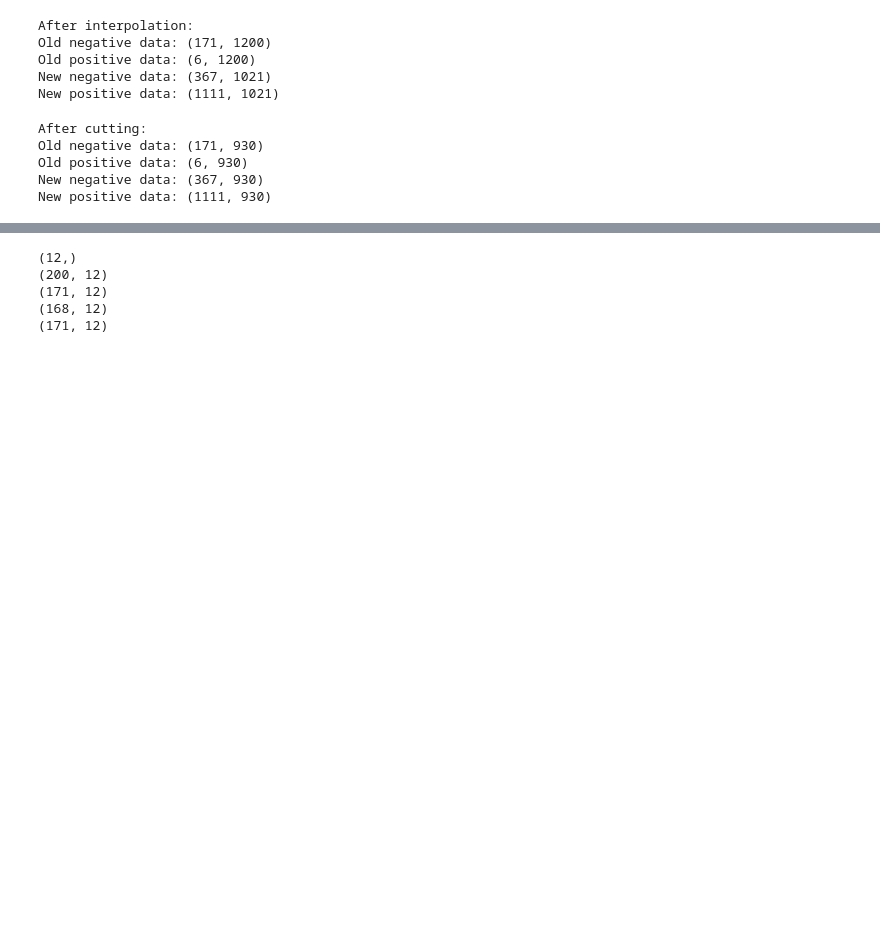
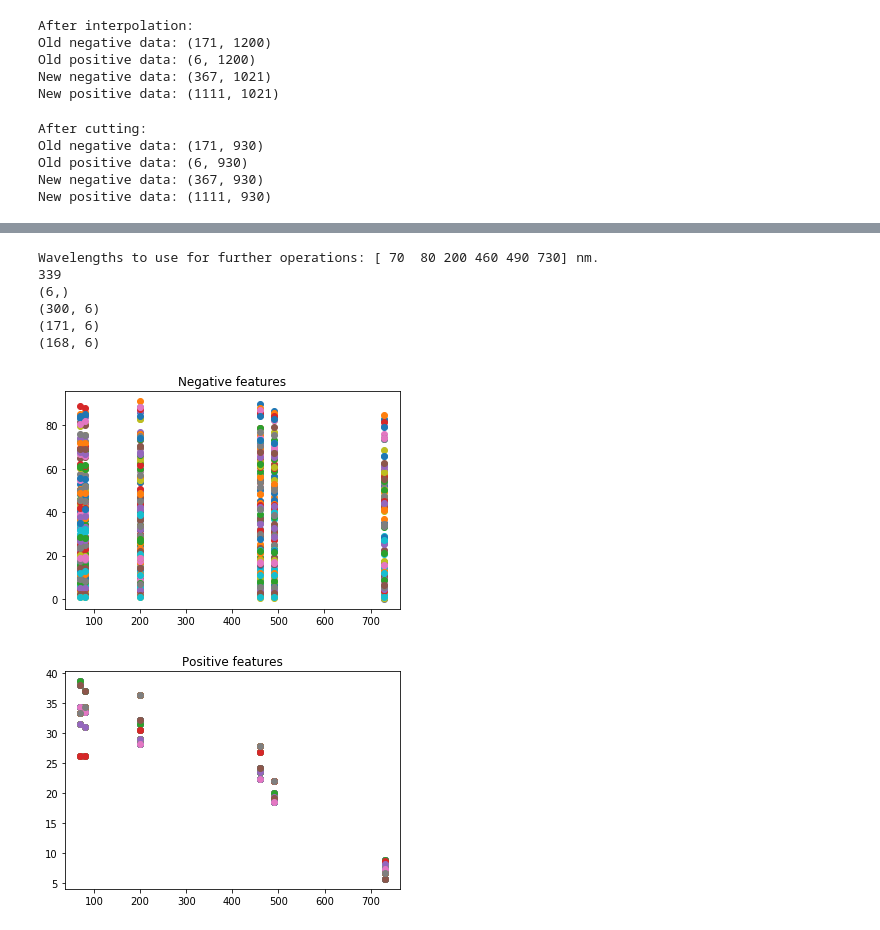
Before and after one commit to Genises/H-BRS_NeuralNetworks, a Jupyter notebook: NN_Project_29.10.2018.ipynb, the cells around one changed output, grey strips where cells are left out. Saved outputs shown, nothing was run; the diff lists cells and outputs as text; code cells hidden in the pictures; blank space fills up the shorter version.

```diff
--- a/NN_Project_29.10.2018.ipynb
+++ b/NN_Project_29.10.2018.ipynb
@@ -224,46 +256,59 @@ plt.show()
 # %%
 #--------------------------------------------------------------------------------Split Up Data
 #hardcoded
+# Get gradients
 maxGradients = gradientData.argmax(axis=1)
 minGradients = gradientData.argmin(axis=1)
 smallXValues = np.append(maxGradients,minGradients,axis=0)
 
+# Remove duplicate wavelenghts
+smallXValues = np.unique(smallXValues)
+print("Wavelengths to use for further operations:", smallXValues, "nm.")
+
+# Small features = only wavelengths where gradient is max or min
 smallFeaturesPositiveReal = dataPositivesOld[:,smallXValues]
 smallFeaturesPositive = np.tile(smallFeaturesPositiveReal,(28,1)) #Increase positives to deal with unbalance class
 smallFeature = dataNegativesOld[:,smallXValues]
 
 #[1,0] is dead, [0.1] alive
 #CompleteSet Small Version
 compSet = np.append(smallFeature, smallFeaturesPositive ,axis=0)
 classifcSet = np.append(np.tile([1,0],(smallFeature.shape[0],1)),np.tile([0,1],(smallFeaturesPositive.shape[0],1)),axis=0)
 
 #shuffle data together
 mix = np.random.permutation(len(compSet))
 compSet = compSet[mix]
 classifcSet = classifcSet[mix]
 
 #Split in training and test Data
-trainingSet = compSet[:200]
-trainingLabelSet =  classifcSet[:200]
+#trainingSet = compSet[:200]
+#trainingLabelSet =  classifcSet[:200]
 
-validationSet = compSet[200:300]
-validationLabelSet = classifcSet[200:300]
+trainingSet = compSet[:300]
+trainingLabelSet =  classifcSet[:300]
+
+#validationSet = compSet[200:300]
+#validationLabelSet = classifcSet[200:300]
 
 testSet = compSet[300:]
 testLabelSet = classifcSet[300:]
 
 print(smallXValues.shape)
 print(trainingSet.shape)
 print(smallFeature.shape)
+print(smallFeaturesPositive.shape)
 
-print(smallFeaturesPositive.shape)
-print(smallFeature.shape)
+plottSpectrals(smallXValues,smallFeature, "Negative features", "o")
+plottSpectrals(smallXValues,smallFeaturesPositive, "Positive features", "o")
 # %% [output]
-(12,)
-(200, 12)
-(171, 12)
-(168, 12)
-(171, 12)
+Wavelengths to use for further operations: [ 70  80 200 460 490 730] nm.
+339
+(6,)
+(300, 6)
+(171, 6)
+(168, 6)
+[figure, added]
+[figure, added]
 # %%
 #--------------------------------------------------------------------------------Build Model with tensorflow
 
```
Also changed, not shown: parts of 8 cells of this notebook, 1 other file.
